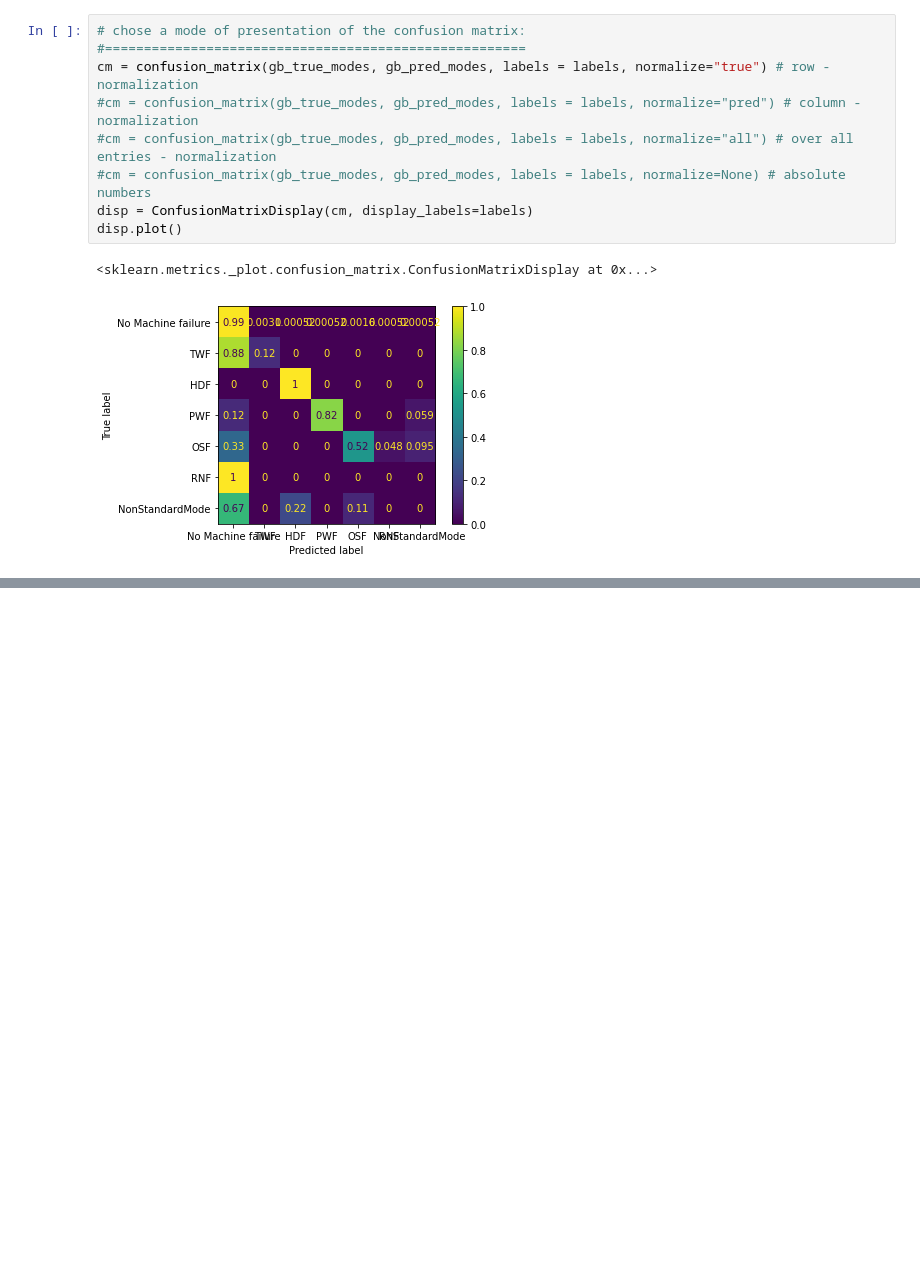
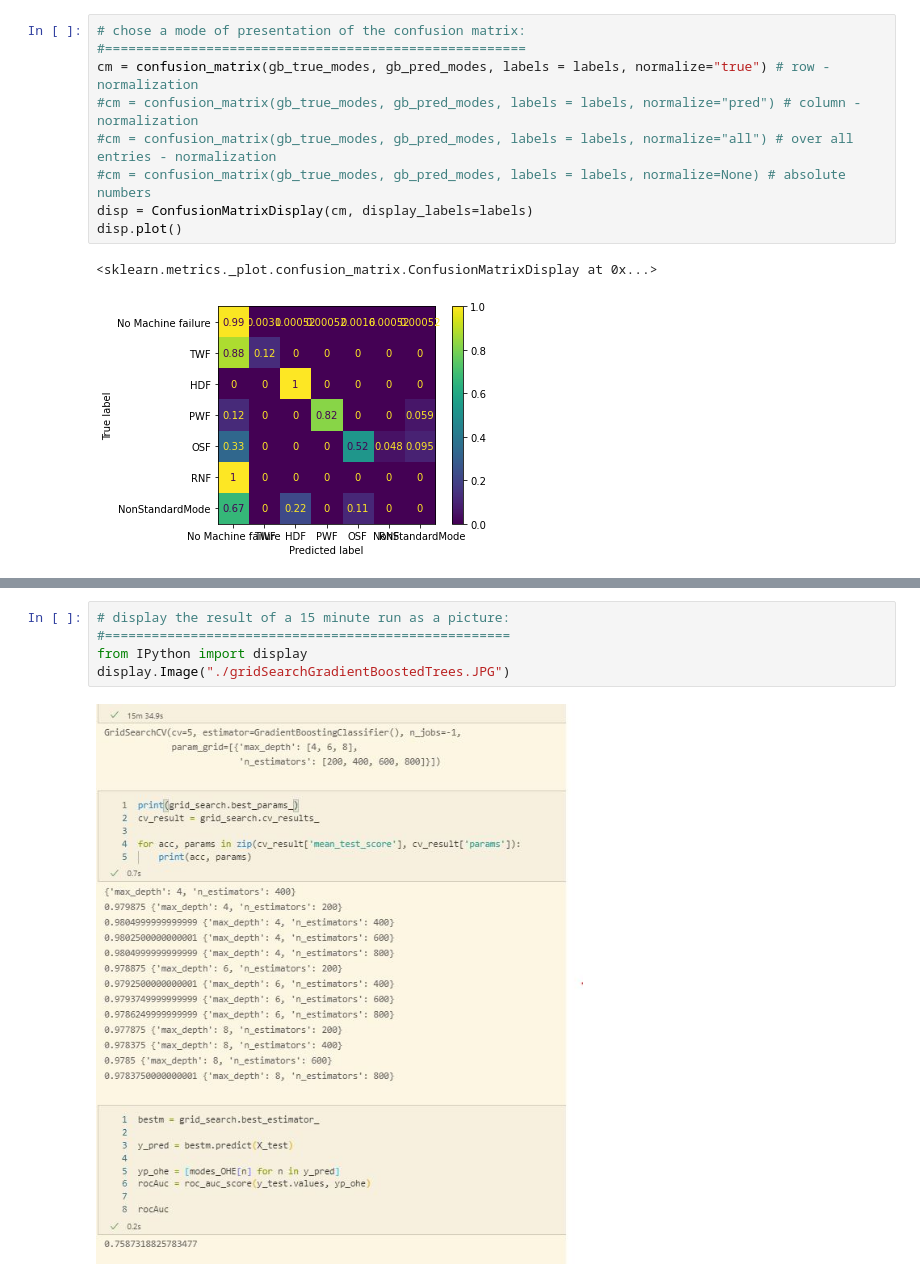
Before and after one commit to BorScho/Predictive_Maintenance_UCI_Modes, a Jupyter notebook: rndForrest_predict_failuremodes.ipynb, the cells around one changed output, grey strips where cells are left out. Cells and saved outputs as stored; diff of their text form; blank space fills up the shorter version.

Commit message:
cross-validated grid-search, summary, outlook

```diff
--- a/rndForrest_predict_failuremodes.ipynb
+++ b/rndForrest_predict_failuremodes.ipynb
@@ -707,3 +692,10 @@ for acc, params in zip(cv_result['mean_test_score'], cv_result['params']):
+# %%
+# display the result of a 15 minute run as a picture:
+#====================================================
+from IPython import display
+display.Image("./gridSearchGradientBoostedTrees.JPG")
+# %% [output]
+[figure, added]
 # %%
 bestm = grid_search.best_estimator_
 
```
Also changed, not shown: parts of 9 cells of this notebook, 2 other files.
